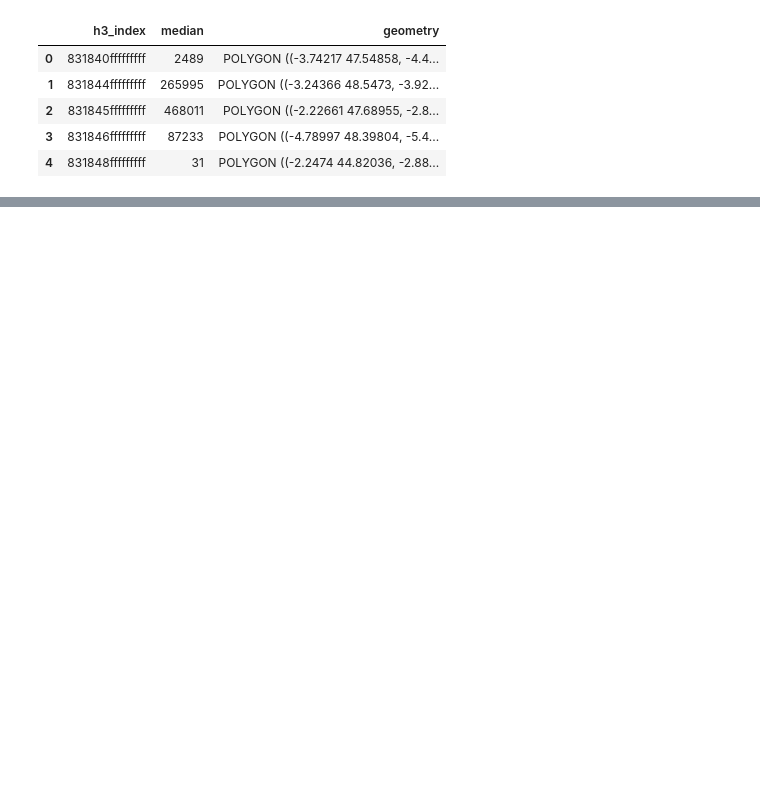
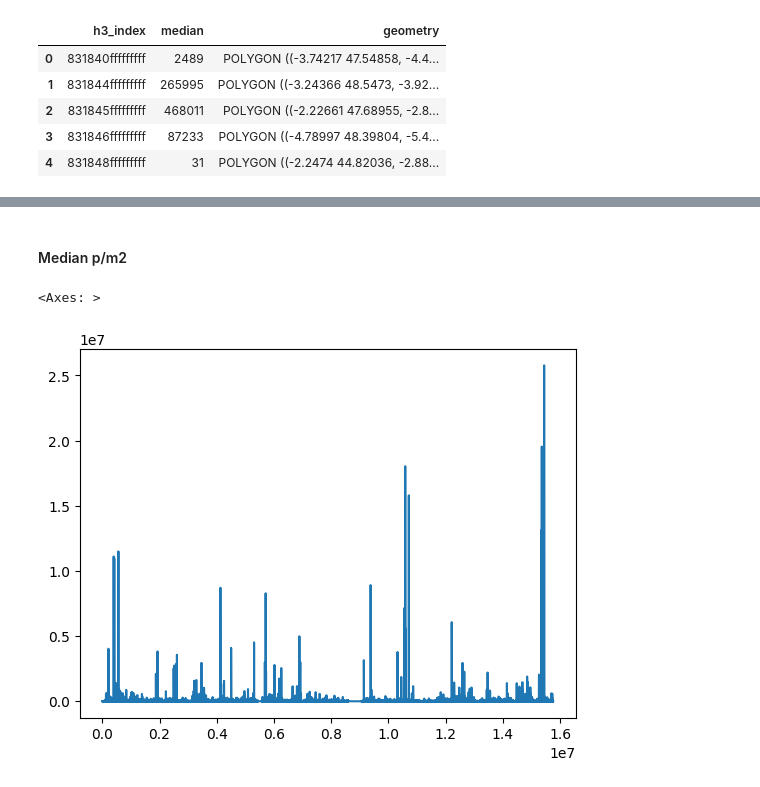
Before and after one commit to m-ligeret/price-signals-construction-activity, a Jupyter notebook: data_cleaning_trans.ipynb, the cells around one changed output, grey strips where cells are left out. Cells and saved outputs as stored; diff of their text form; code cells hidden in the pictures; blank space fills up the shorter version.

```diff
--- a/data_cleaning_trans.ipynb
+++ b/data_cleaning_trans.ipynb
@@ -642 +636,8 @@ gdf_final['h3_index'] = [h3.latlng_to_cell(lat, lon, resolution) for lat, lon in
+# %% [markdown]
+#### Median p/m2
+# %%
+gdf_final['p/m2'<].plot()
+# %% [output]
+<Axes: >
+[figure, added]
 # %%
```
Also changed, not shown: parts of 12 cells of this notebook.
